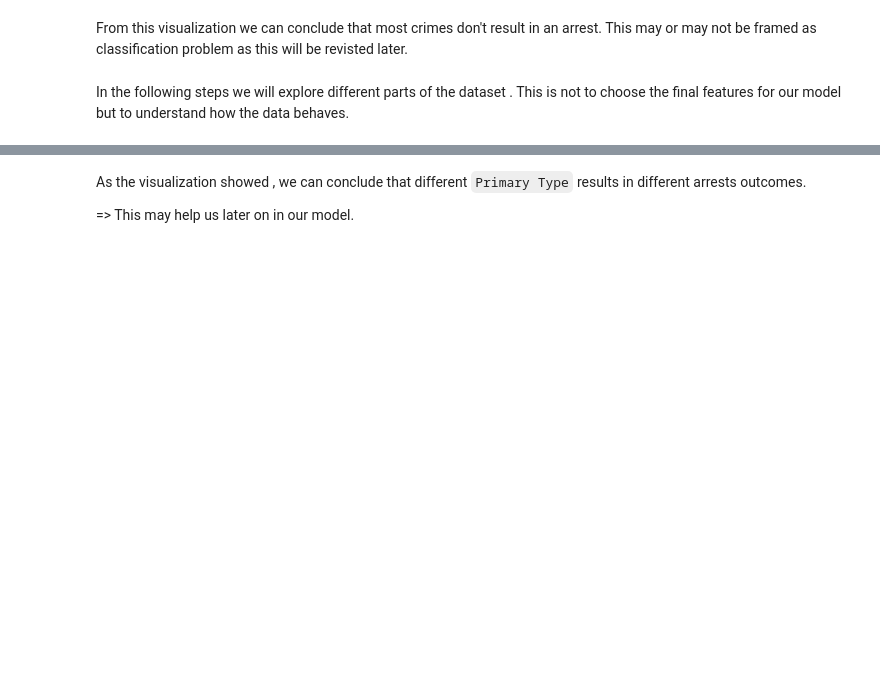
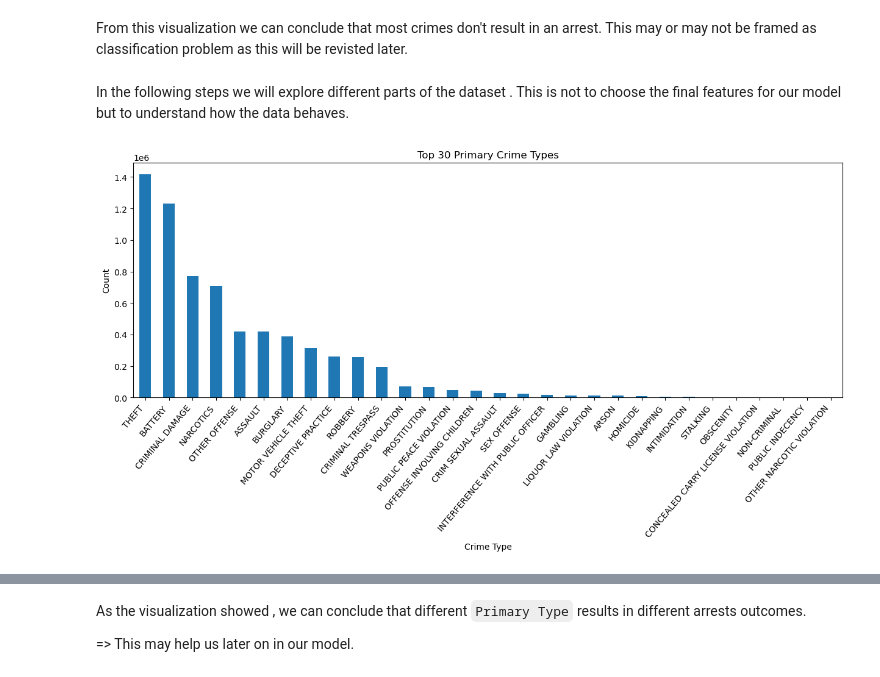
Before and after one commit to cherifaBenGhorbel/chicago_crimes-2001-2018-, a Jupyter notebook: notebooks/01_EDA.ipynb, the cells around one changed output, grey strips where cells are left out. Cells and saved outputs as stored; diff of their text form; code cells hidden in the pictures; blank space fills up the shorter version.

```diff
--- a/notebooks/01_EDA.ipynb
+++ b/notebooks/01_EDA.ipynb
@@ -144,3 +153,13 @@ From this visualization we can conclude that most crimes don't result in an arre
 This may or may not be framed as classification problem as this will be revisted later.
 # %% [markdown]
 In the following steps we will explore different parts of the dataset . This is not to choose the final features for our model but to understand how the data behaves.
+# %%
+plt.figure(figsize=(12, 6))
+df['Primary Type'].value_counts().head(30).plot(kind='bar', figsize=(15,5))
+plt.title('Top 30 Primary Crime Types')
+plt.xlabel('Crime Type')
+plt.ylabel('Count')
+plt.xticks(rotation=50, ha='right')
+plt.show()
+# %% [output]
+[figure, added]
```
Also changed, not shown: parts of 15 cells of this notebook.
